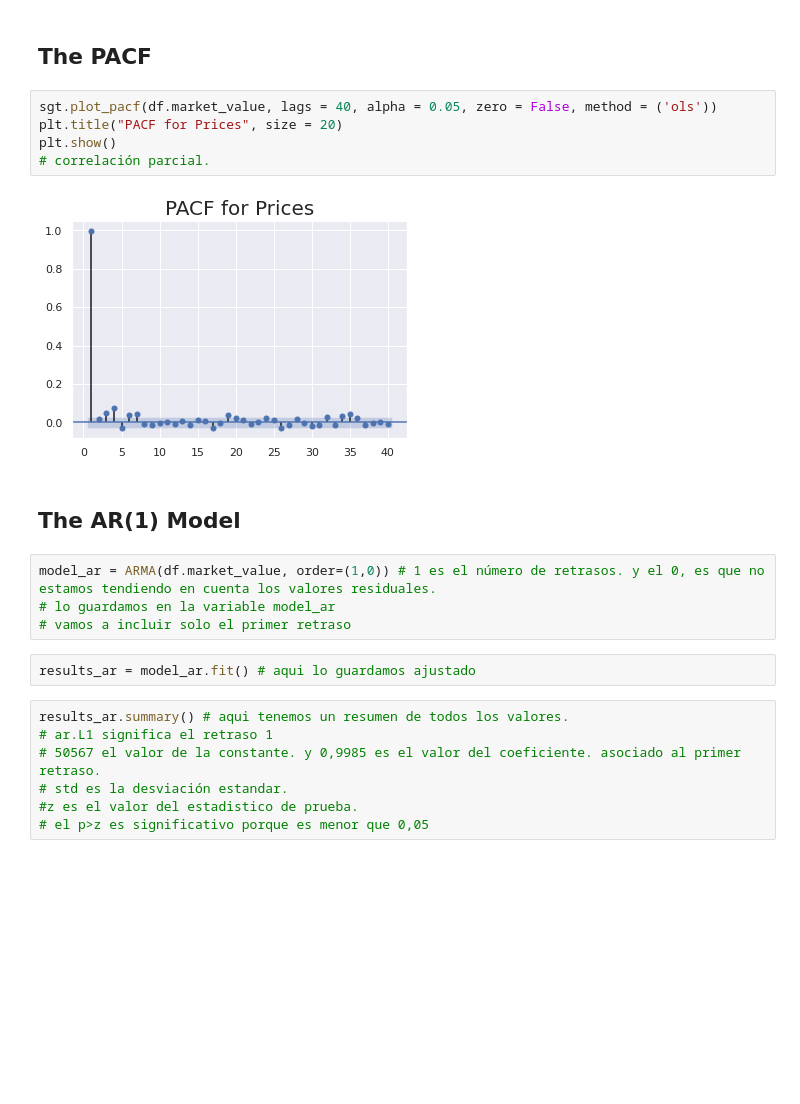
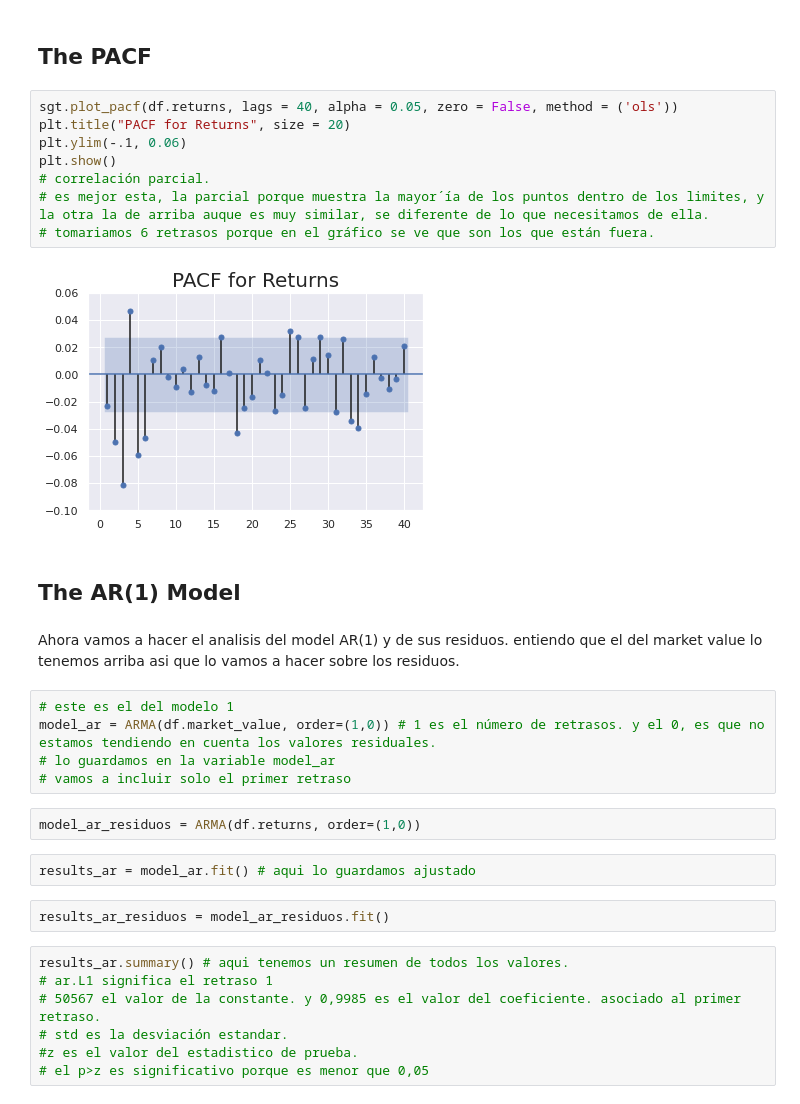
Before and after one commit to pacomm5/curso-series-temporales, a Jupyter notebook: 5. Modelos AR autorregresivos/Python/Tarea_Retornos.ipynb, the cells around one changed output. Saved outputs shown, nothing was run; the diff lists cells and outputs as text; blank space fills up the shorter version.

```diff
--- a/5. Modelos AR autorregresivos/Python/Tarea_Retornos.ipynb
+++ b/5. Modelos AR autorregresivos/Python/Tarea_Retornos.ipynb
@@ -88,20 +97,31 @@ plt.show()
 # %% [markdown]
 ## The PACF
-# %%
-sgt.plot_pacf(df.market_value, lags = 40, alpha = 0.05, zero = False, method = ('ols'))
-plt.title("PACF for Prices", size = 20)
-plt.show()
-# correlación parcial.
-# %% [output]
-[figure, removed]
+# %%
+sgt.plot_pacf(df.returns, lags = 40, alpha = 0.05, zero = False, method = ('ols'))
+plt.title("PACF for Returns", size = 20)
+plt.ylim(-.1, 0.06)
+plt.show()
+# correlación parcial.
+# es mejor esta, la parcial porque muestra la mayor´ía de los puntos dentro de los limites, y la otra la de arriba auque es muy similar, se diferente de lo que necesitamos de ella.
+# tomariamos 6 retrasos porque en el gráfico se ve que son los que están fuera.
+# %% [output]
+[figure, added]
 # %% [markdown]
 ## The AR(1) Model
+# %% [markdown]
+Ahora vamos a hacer el analisis del model AR(1) y de sus residuos.
+entiendo que el del market value lo tenemos arriba asi que lo vamos a hacer sobre los residuos.
 # %%
+# este es el del modelo 1
 model_ar = ARMA(df.market_value, order=(1,0)) # 1 es el número de retrasos. y el 0, es que no estamos tendiendo en cuenta los valores residuales.
 # lo guardamos en la variable model_ar
 # vamos a incluir solo el primer retraso
+# %%
+model_ar_residuos = ARMA(df.returns, order=(1,0))
 # %%
 results_ar = model_ar.fit() # aqui lo guardamos ajustado
+# %%
+results_ar_residuos = model_ar_residuos.fit()
 # %%
 results_ar.summary() # aqui tenemos un resumen de todos los valores.
 # ar.L1 significa el retraso 1
```
Also changed, not shown: parts of 9 cells of this notebook.
